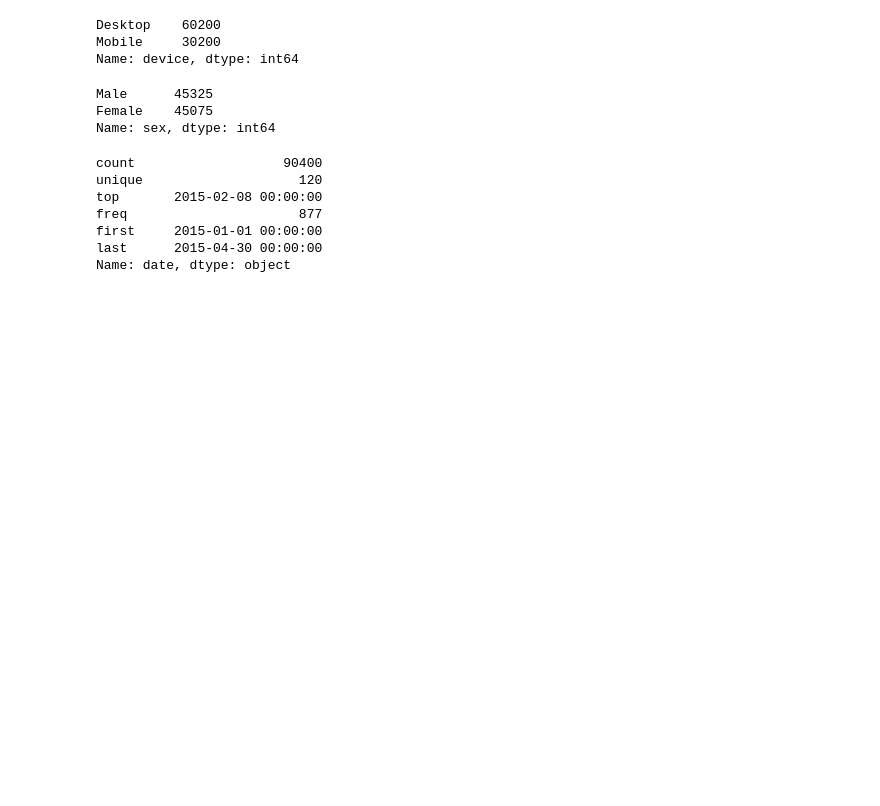
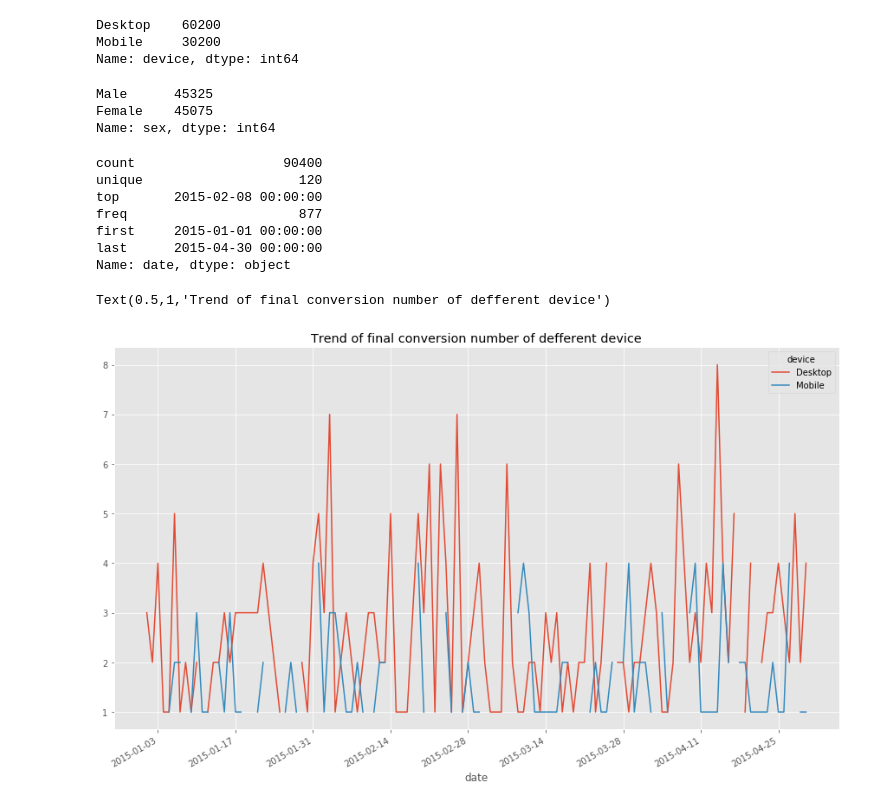
Before and after one commit to joyceft/TakeHomeDataChallenge, a Jupyter notebook: funnel_analysis/funnel_analysis.ipynb, the cells around one changed output. Saved outputs shown, nothing was run; the diff lists cells and outputs as text; code cells hidden in the pictures; blank space fills up the shorter version.

```diff
--- a/funnel_analysis/funnel_analysis.ipynb
+++ b/funnel_analysis/funnel_analysis.ipynb
@@ -129,2 +131,5 @@ user_page.to_csv('user_page_total.csv', index_label = 'user_id')
 # %% [markdown]
 ### A full picture of funnel conversion rate for both desktop and mobile
+# %%
+user_page_df = pd.read_csv('user_page.csv', index_col = 'user_id', header = 0)
+user_page_df.date = pd.to_datetime(user_page_df.date)
@@ -280,3 +292,13 @@ freq                      877
 first     2015-01-01 00:00:00
 last      2015-04-30 00:00:00
 Name: date, dtype: object
+# %%
+fig = plt.figure(figsize = (15,9))
+ax = fig.add_subplot(111)
+g = user_page_df[user_page_df.final_page =='payment_confirmation_page'] \
+.groupby(['date','device'])['final_page'].count().unstack()
+g.plot(kind = 'line', ax= ax)
+plt.title('Trend of final conversion number of defferent device')
+# %% [output]
+Text(0.5,1,'Trend of final conversion number of defferent device')
+[figure, added]
```
Also changed, not shown: parts of 13 cells of this notebook.
